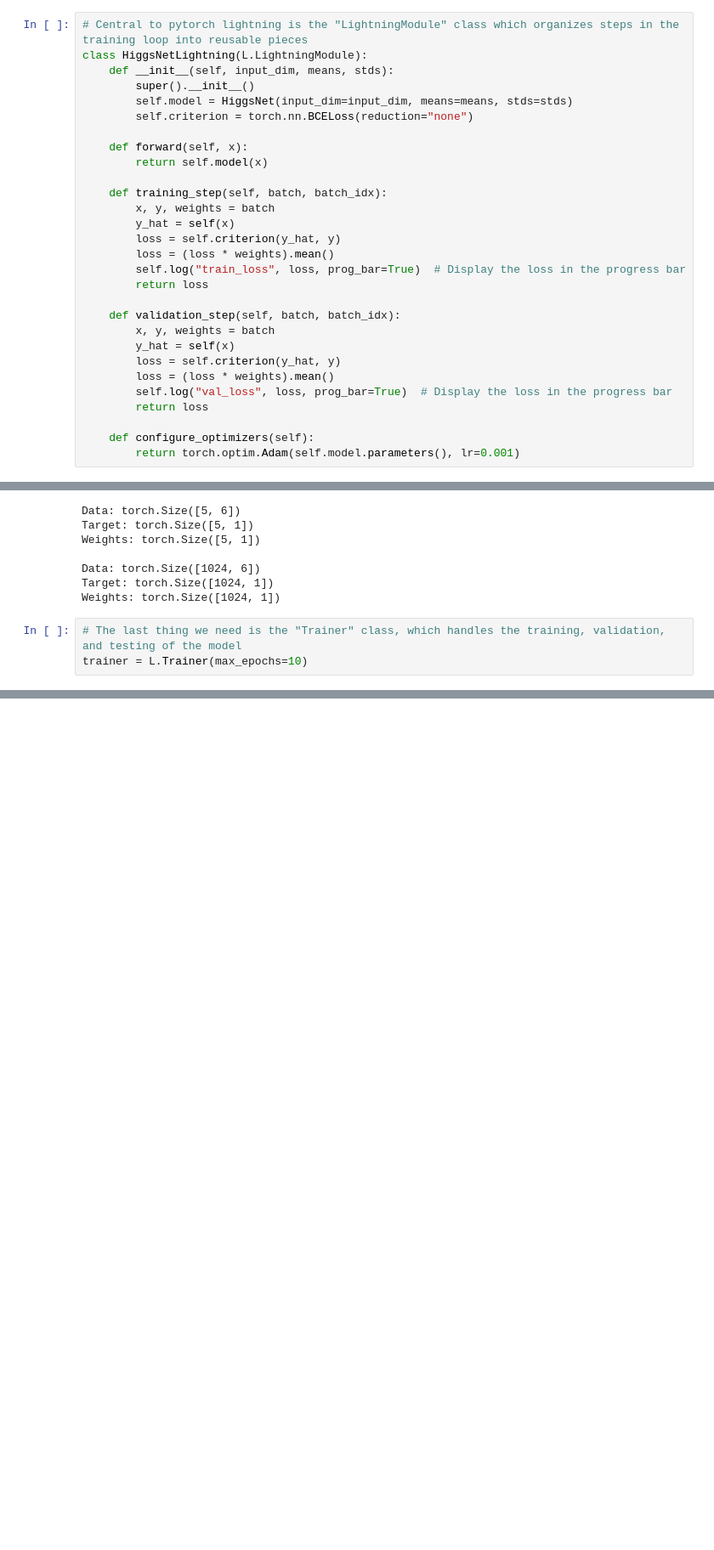
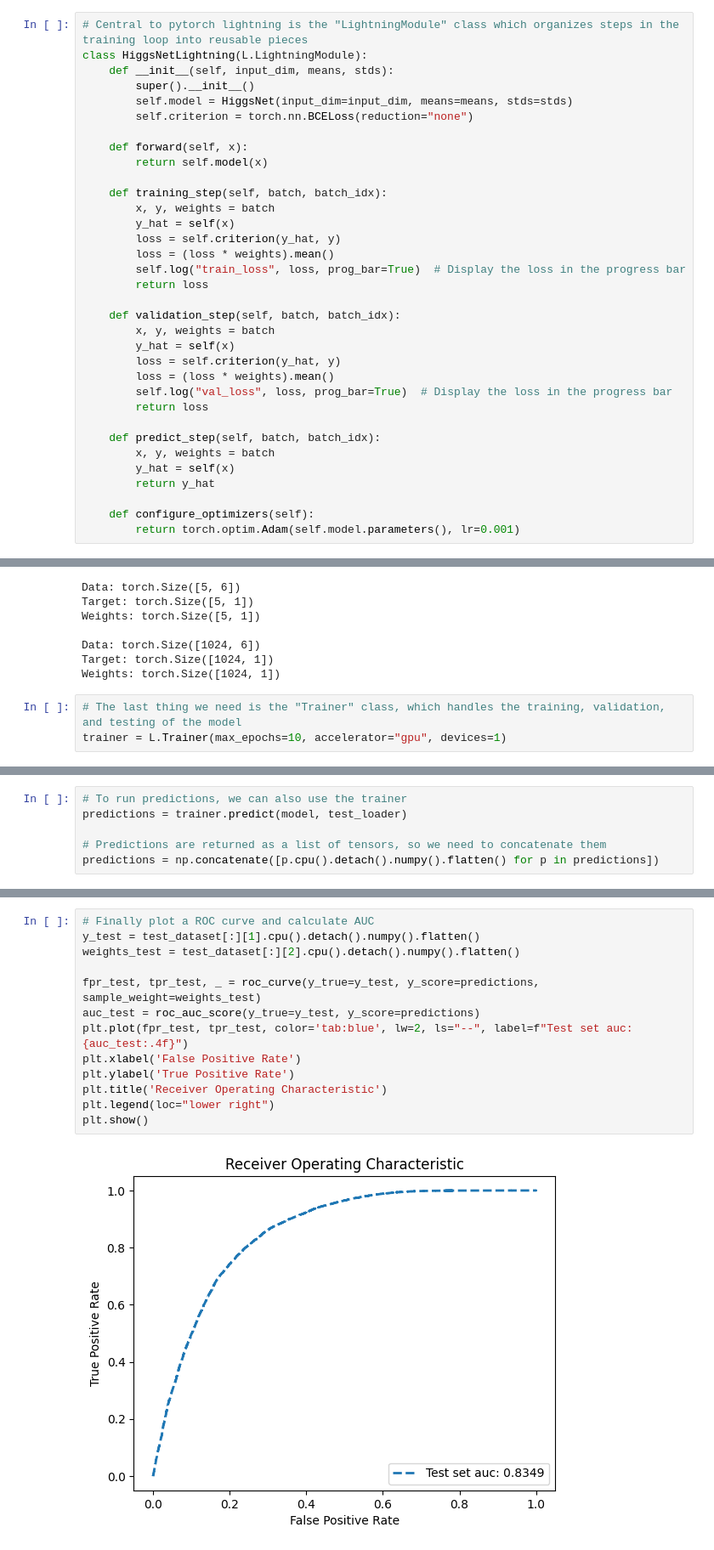
Before and after one commit to mohummudh/2025-lbnl, a Jupyter notebook: sessions/day1/intro_ml_tutorial_part2.ipynb, the cells around one changed output, grey strips where cells are left out. Shown: that part at 85% size. Drawn from its saved outputs; the diff is of its cells as text; blank space fills up the shorter version.

```diff
--- a/sessions/day1/intro_ml_tutorial_part2.ipynb
+++ b/sessions/day1/intro_ml_tutorial_part2.ipynb
@@ -851,6 +873,11 @@ class HiggsNetLightning(L.LightningModule):
         self.log("val_loss", loss, prog_bar=True)  # Display the loss in the progress bar
         return loss
 
+    def predict_step(self, batch, batch_idx):
+        x, y, weights = batch
+        y_hat = self(x)
+        return y_hat
+
     def configure_optimizers(self):
         return torch.optim.Adam(self.model.parameters(), lr=0.001)
 # %%
@@ -890,5 +918,5 @@ Target: torch.Size([1024, 1])
 Weights: torch.Size([1024, 1])
 # %%
 # The last thing we need is the "Trainer" class, which handles the training, validation, and testing of the model
-trainer = L.Trainer(max_epochs=10)
+trainer = L.Trainer(max_epochs=10, accelerator="gpu", devices=1)
 # %% [output]
@@ -914 +948,7 @@ trainer.fit(model, train_loader, val_loader)
 `Trainer.fit` stopped: `max_epochs=10` reached.
+# %%
+# To run predictions, we can also use the trainer
+predictions = trainer.predict(model, test_loader)
+
+# Predictions are returned as a list of tensors, so we need to concatenate them
+predictions = np.concatenate([p.cpu().detach().numpy().flatten() for p in predictions])
@@ -915,3 +959,18 @@ trainer.fit(model, train_loader, val_loader)
+# %%
+# Finally plot a ROC curve and calculate AUC
+y_test = test_dataset[:][1].cpu().detach().numpy().flatten()
+weights_test = test_dataset[:][2].cpu().detach().numpy().flatten()
+
+fpr_test, tpr_test, _ = roc_curve(y_true=y_test, y_score=predictions, sample_weight=weights_test)
+auc_test = roc_auc_score(y_true=y_test, y_score=predictions)
+plt.plot(fpr_test, tpr_test, color='tab:blue', lw=2, ls="--", label=f"Test set auc: {auc_test:.4f}")
+plt.xlabel('False Positive Rate')
+plt.ylabel('True Positive Rate')
+plt.title('Receiver Operating Characteristic')
+plt.legend(loc="lower right")
+plt.show()
+# %% [output]
+[figure, added]
 # %% [markdown]
 As a final note, for simple tasks like this one using all of these classes might seem a little silly, it's not that much more work to just do it yourself.
 However when you start to scale things to solve research problems, things can get complicated very quickly.
```
Also changed, not shown: parts of 27 cells of this notebook, 1 other file.
